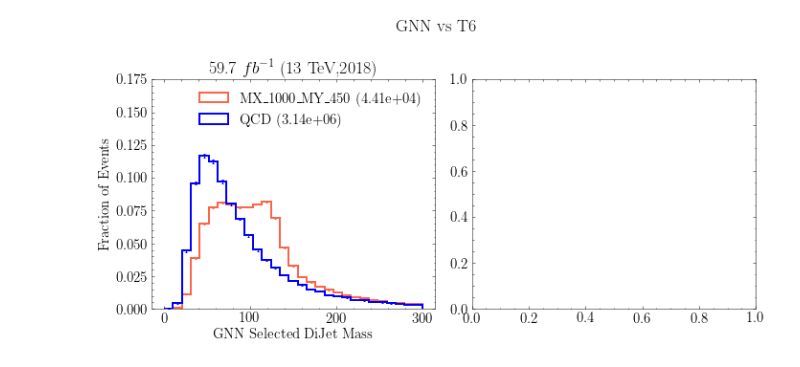
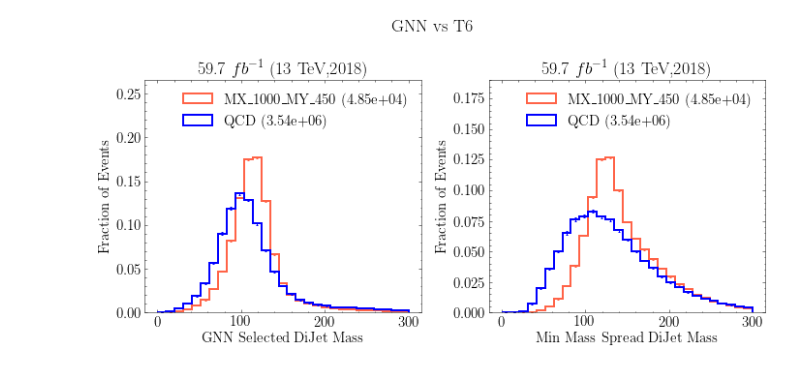
Before and after one commit to ekoenig4/analysis, a Jupyter notebook: jupyter/eightb/pairing_methods/graph_net/check-golden.ipynb, the cells around one changed output. Drawn from its saved outputs; the diff is of its cells as text; code cells hidden in the pictures.

```diff
--- a/jupyter/eightb/pairing_methods/graph_net/check-golden.ipynb
+++ b/jupyter/eightb/pairing_methods/graph_net/check-golden.ipynb
@@ -22,6 +22,8 @@ sys.path.append( git.Repo('.', search_parent_directories=True).working_tree_dir
 from utils import *
 
 import utils.torchUtils as gnn
+# %%
+template = gnn.Dataset("data/template",make_template=True)
 # %%
 signaltree = Tree(fc.eightb.preselection.NMSSM_XYY_YToHH_8b_MX_1000_MY_450)
 qcdtree = Tree(fc.eightb.preselection.QCD_B_List)
@@ -46,5 +43,5 @@ qcdtree.graphs = DataLoader(ConcatDataset([gnn.Dataset(f"data/{fn}", transform=g
 # %%
-model = gnn.GoldenGCN.load_from_checkpoint('models/golden_classifier/lightning_logs/version_4/checkpoints/epoch=9-step=4929.ckpt',dataset=signaltree.graphs.dataset)
+model = gnn.GoldenGCN.load_from_checkpoint("models/golden_classifier/lightning_logs/version_3/checkpoints/epoch=9-step=39389.ckpt",dataset=template)
 # %%
 treeiter.extend(
     kwargs=lambda t: dict(
@@ -94,0 +88,4 @@ study.save_fig(fig,'graphs','selected-model-roc')
+# %%
+treeiter.extend(kwargs = lambda t : dict(
+    **build_collection(t,'H\dY\d','higgs')
+))
@@ -95,4 +97,4 @@ study.save_fig(fig,'graphs','selected-model-roc')
 # %%
-study.quick(treeiter,varlist=['gnn_higgs_m'],xlabels=["GNN Selected DiJet Mass","T6 Selected DiJet Mass"],dim=(1,2),density=1,title='GNN vs T6',saveas='gnn-vs-t6-qcd')
+study.quick(treeiter,varlist=['gnn_higgs_m','higgs_m'],xlabels=["GNN Selected DiJet Mass","Min Mass Spread DiJet Mass"],dim=(1,2),density=1,title='GNN vs T6',saveas='gnn-vs-t6-qcd')
 # %% [output]
-[figure, old version]
+[figure, new version]
```
Also changed, not shown: parts of 20 cells of this notebook, 9 other files.
